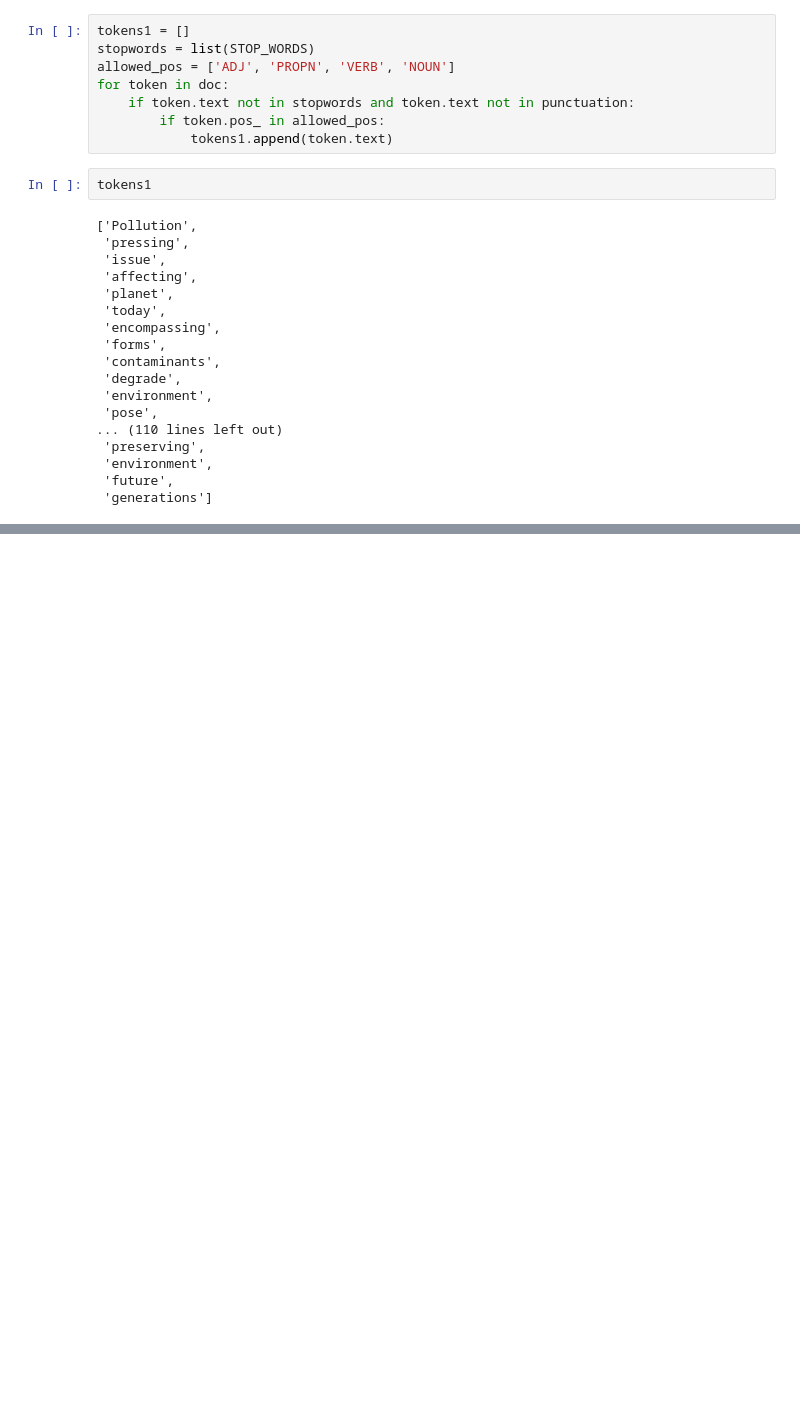
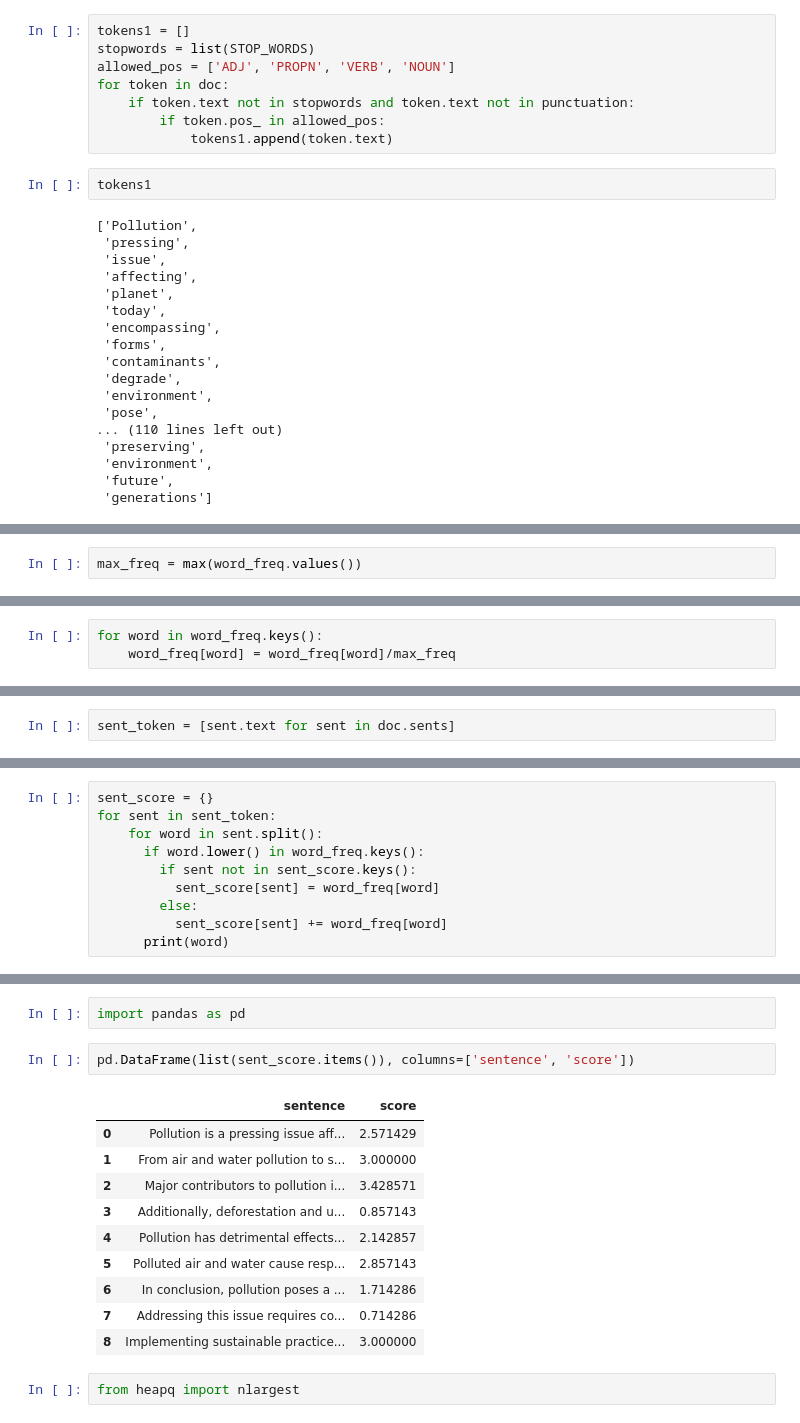
Before and after one commit to subod4/NLP, a Jupyter notebook: Text_Summarizer.ipynb, the cells around one changed output, grey strips where cells are left out. Cells and saved outputs as stored; diff of their text form; blank space fills up the shorter version.

```diff
--- a/Text_Summarizer.ipynb
+++ b/Text_Summarizer.ipynb
@@ -68,0 +113,2 @@ tokens1
+# %%
+max_freq = max(word_freq.values())
@@ -68,0 +119,3 @@ tokens1
+# %%
+for word in word_freq.keys():
+    word_freq[word] = word_freq[word]/max_freq
@@ -68,0 +142,2 @@ tokens1
+# %%
+sent_token = [sent.text for sent in doc.sents]
@@ -68,0 +156,10 @@ tokens1
+# %%
+sent_score = {}
+for sent in sent_token:
+    for word in sent.split():
+      if word.lower() in word_freq.keys():
+        if sent not in sent_score.keys():
+          sent_score[sent] = word_freq[word]
+        else:
+          sent_score[sent] += word_freq[word]
+      print(word)
@@ -68,0 +196,17 @@ tokens1
+# %%
+import pandas as pd
+# %%
+pd.DataFrame(list(sent_score.items()), columns=['sentence', 'score'])
+# %% [output]
+|  | sentence | score |
+| 0 | Pollution is a pressing issue aff... | 2.571429 |
+| 1 | From air and water pollution to s... | 3.000000 |
+| 2 | Major contributors to pollution i... | 3.428571 |
+| 3 | Additionally, deforestation and u... | 0.857143 |
+| 4 | Pollution has detrimental effects... | 2.142857 |
+| 5 | Polluted air and water cause resp... | 2.857143 |
+| 6 | In conclusion, pollution poses a ... | 1.714286 |
+| 7 | Addressing this issue requires co... | 0.714286 |
+| 8 | Implementing sustainable practice... | 3.000000 |
+# %%
+from heapq import nlargest
```
Also changed, not shown: parts of 11 cells of this notebook.
